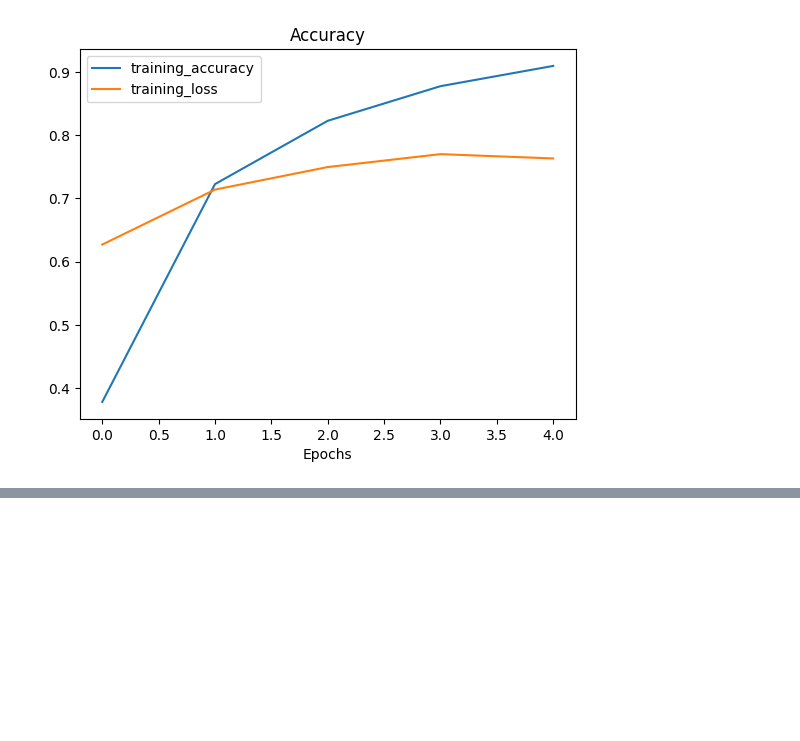
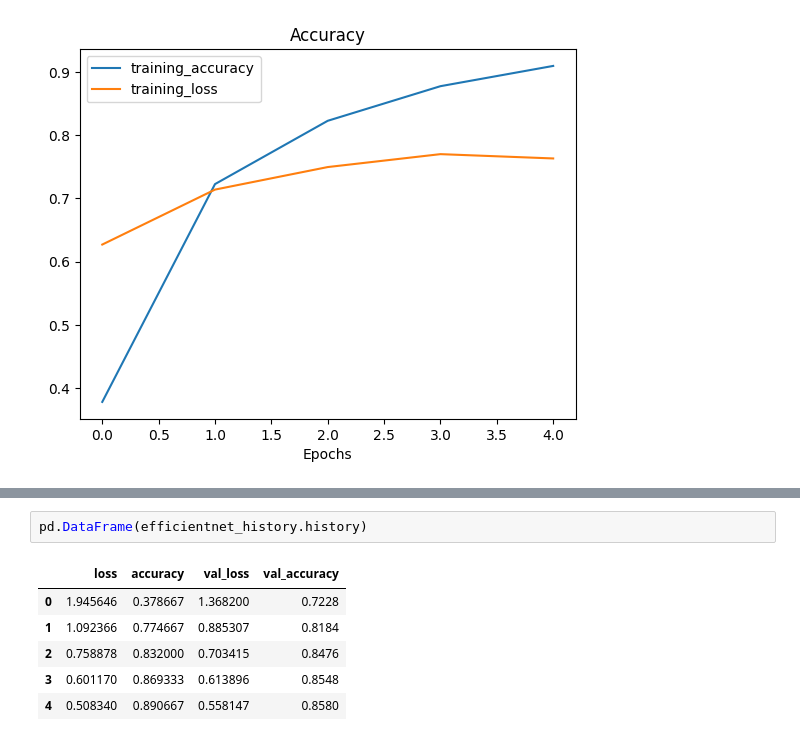
Before and after one commit to aakriti-dot/Tensorflow, a Jupyter notebook: Transfer_Learning_.ipynb, the cells around one changed output, grey strips where cells are left out. Drawn from its saved outputs; the diff is of its cells as text; blank space fills up the shorter version.

```diff
--- a/Transfer_Learning_.ipynb
+++ b/Transfer_Learning_.ipynb
@@ -220,0 +250,9 @@ plot_loss_curves(resnet_history)
+# %%
+pd.DataFrame(efficientnet_history.history)
+# %% [output]
+|  | loss | accuracy | val_loss | val_accuracy |
+| 0 | 1.945646 | 0.378667 | 1.368200 | 0.7228 |
+| 1 | 1.092366 | 0.774667 | 0.885307 | 0.8184 |
+| 2 | 0.758878 | 0.832000 | 0.703415 | 0.8476 |
+| 3 | 0.601170 | 0.869333 | 0.613896 | 0.8548 |
+| 4 | 0.508340 | 0.890667 | 0.558147 | 0.8580 |
```
Also changed, not shown: parts of 4 cells of this notebook.
